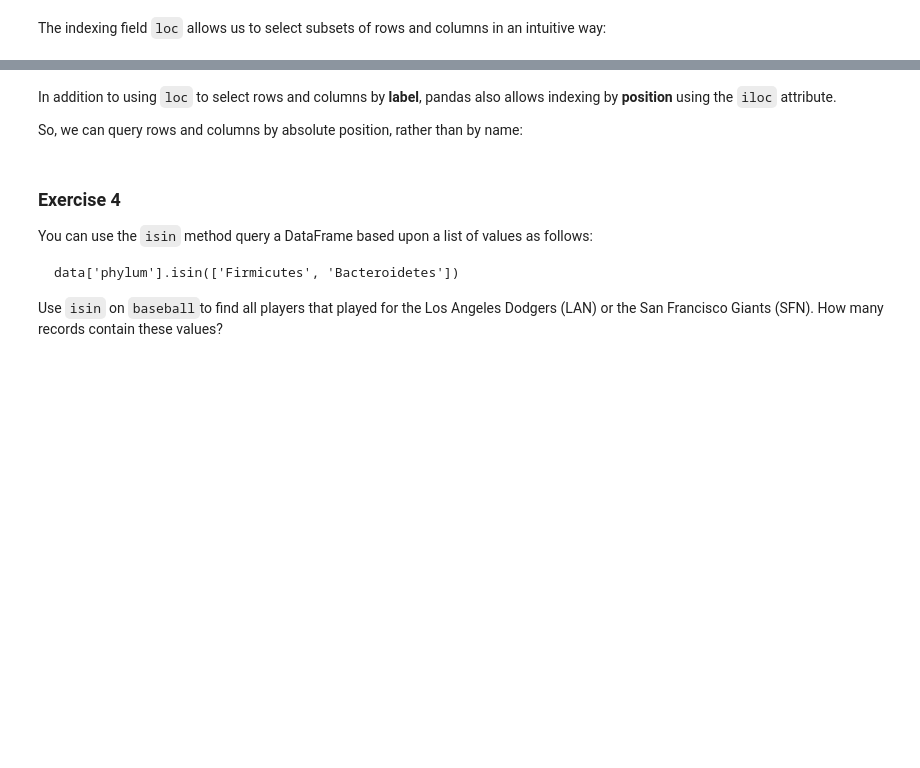
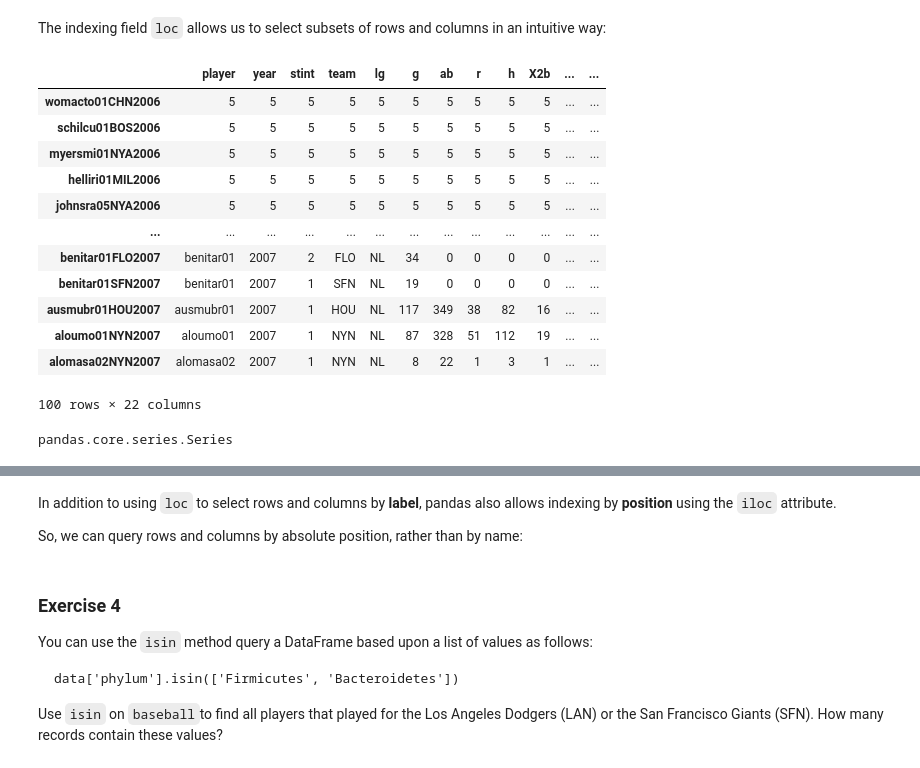
Before and after one commit to epfl-ada/2022, a Jupyter notebook: Tutorials/01 - Handling data/Intro to Pandas I.ipynb, the cells around one changed output, grey strips where cells are left out. Drawn from its saved outputs; the diff is of its cells as text; code cells hidden in the pictures; blank space fills up the shorter version.

```diff
--- a/Tutorials/01 - Handling data/Intro to Pandas I.ipynb
+++ b/Tutorials/01 - Handling data/Intro to Pandas I.ipynb
@@ -779,4 +865,24 @@ baseball_newind.query('ab > @min_ab')
 # %% [markdown]
 The indexing field `loc` allows us to select subsets of rows and columns in an intuitive way:
+# %%
+baseball_newind
+# %% [output]
+|  | player | year | stint | team | lg | g | ab | r | h | X2b | ... | ... |
+| womacto01CHN2006 | 5 | 5 | 5 | 5 | 5 | 5 | 5 | 5 | 5 | 5 | ... | ... |
+| schilcu01BOS2006 | 5 | 5 | 5 | 5 | 5 | 5 | 5 | 5 | 5 | 5 | ... | ... |
+| myersmi01NYA2006 | 5 | 5 | 5 | 5 | 5 | 5 | 5 | 5 | 5 | 5 | ... | ... |
+| helliri01MIL2006 | 5 | 5 | 5 | 5 | 5 | 5 | 5 | 5 | 5 | 5 | ... | ... |
+| johnsra05NYA2006 | 5 | 5 | 5 | 5 | 5 | 5 | 5 | 5 | 5 | 5 | ... | ... |
+| ... | ... | ... | ... | ... | ... | ... | ... | ... | ... | ... | ... | ... |
+| benitar01FLO2007 | benitar01 | 2007 | 2 | FLO | NL | 34 | 0 | 0 | 0 | 0 | ... | ... |
+| benitar01SFN2007 | benitar01 | 2007 | 1 | SFN | NL | 19 | 0 | 0 | 0 | 0 | ... | ... |
+| ausmubr01HOU2007 | ausmubr01 | 2007 | 1 | HOU | NL | 117 | 349 | 38 | 82 | 16 | ... | ... |
+| aloumo01NYN2007 | aloumo01 | 2007 | 1 | NYN | NL | 87 | 328 | 51 | 112 | 19 | ... | ... |
+| alomasa02NYN2007 | alomasa02 | 2007 | 1 | NYN | NL | 8 | 22 | 1 | 3 | 1 | ... | ... |
+100 rows × 22 columns
+# %%
+type(baseball_newind.loc['gonzalu01ARI2006'])
+# %% [output]
+pandas.core.series.Series
 # %%
 baseball_newind.loc['gonzalu01ARI2006', ['h','X2b', 'X3b', 'hr']]
```
Also changed, not shown: parts of 56 cells of this notebook.
